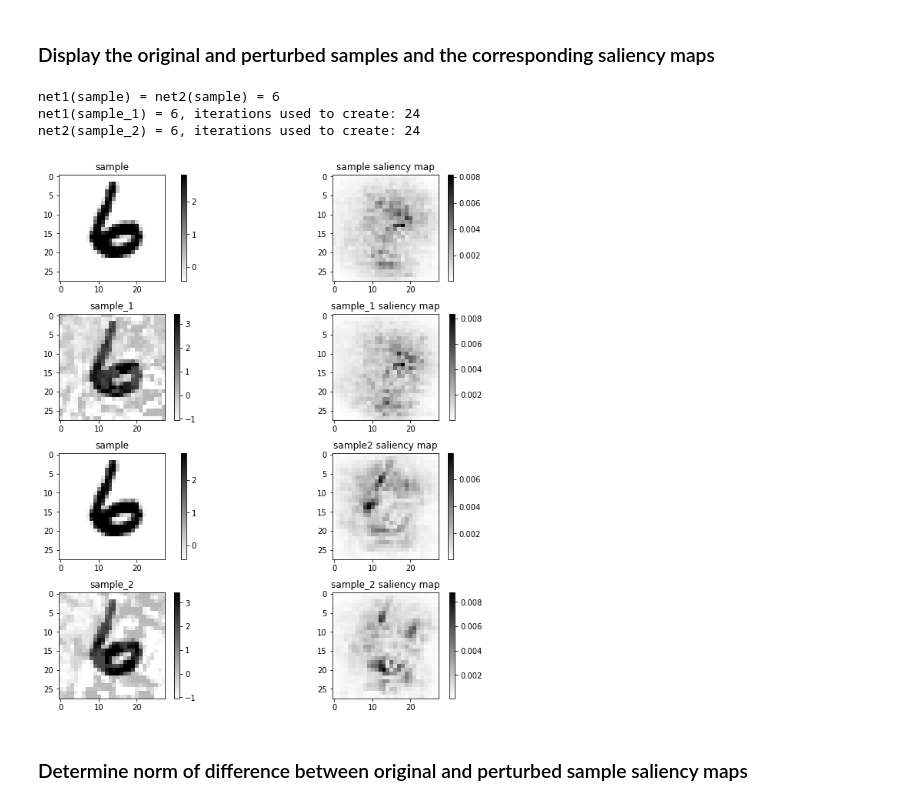
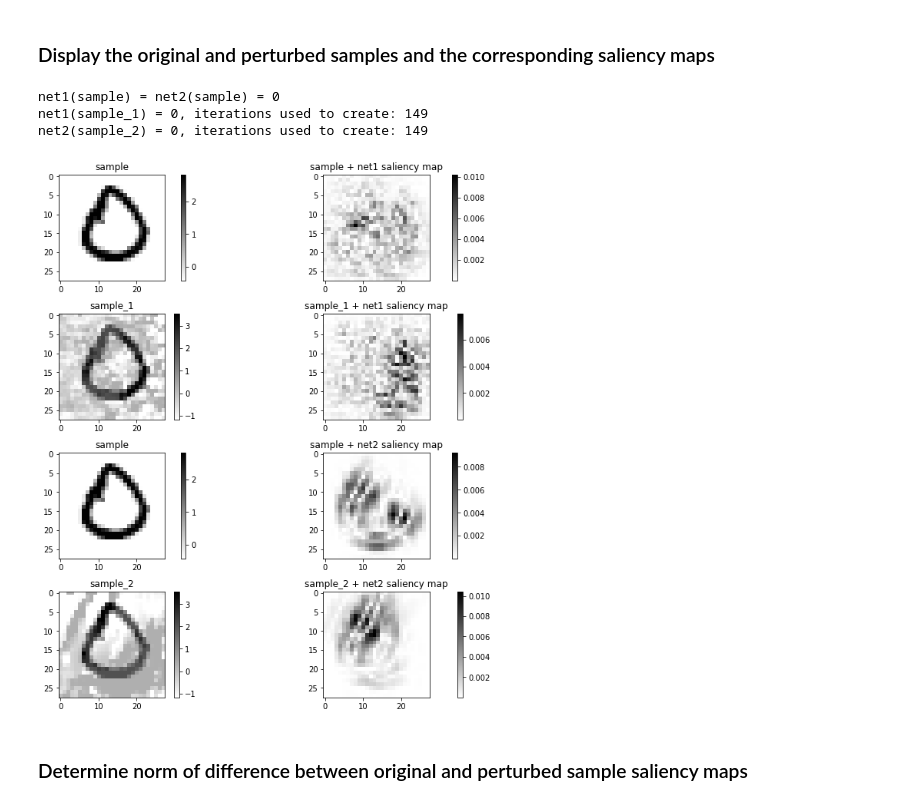
Before and after one commit to a1noack/robust_interpretations, a Jupyter notebook: attack_interpretations.ipynb, the cells around one changed output. Drawn from its saved outputs; the diff is of its cells as text; code cells hidden in the pictures.

Commit message:
compare interpretation regularized nets to unregularized nets

```diff
--- a/attack_interpretations.ipynb
+++ b/attack_interpretations.ipynb
@@ -24,9 +24,9 @@ net1_proxy = LeNet(activation=torch.nn.functional.softplus)
 net2 = LeNet(activation=torch.nn.functional.relu)
 net2_proxy = LeNet(activation=torch.nn.functional.softplus)
 
-training_round = 2
-net1_name = f'models/training_round_{training_round}/ep{0}_wd{0}_jr{0}_{training_round}'
-net2_name = f'models/training_round_{training_round}/ep{0}_wd{0}_jr{.01}_{training_round}'
+net1_name = f'trained_models/training_round_{2}/ep{0}_wd{0}_jr{0}_{2}'
+net2_name = f'trained_models/interp_reg_tests/jr{.001}_ir1{200.}_ir2{.0001}'
+# net2_name = f'trained_models/interp_reg_tests/jr{.001}_ir1{200.}'
 
 net1.load_state_dict(torch.load(net1_name))
 net1_proxy.load_state_dict(torch.load(net1_name))
@@ -54,17 +54,22 @@ sample,label = sample.to(device),label.to(device)
 
 # define a target
 target = torch.eye(28)
-target = next(iter(train_loader))[0].squeeze().to(device)
+target = torch.zeros(28,28)
+target[27,27] = 1.
+target[26,27] = 1.
+target[27,26] = 1.
+target[26,26] = 1.
+
 sga1 = InterpretationAttacker(net1, net1_proxy, sample, label, top_k=100, target=target)
 sga2 = InterpretationAttacker(net2, net2_proxy, sample, label, top_k=100, target=target)
 
 # perform attack on both networks using sample as a starting point and track number of iterations performed
-sample_1, iters1 = sga1.iterative_attack(sample, attack_method='mass-center', alpha=.025, num_iters=25, invert=False)
-sample_2, iters2 = sga2.iterative_attack(sample, attack_method='mass-center', alpha=.025, num_iters=25, invert=False)
+sample_1, iters1 = sga1.iterative_attack(sample, attack_method='mass-center', alpha=.005, num_iters=150, invert=False)
+sample_2, iters2 = sga2.iterative_attack(sample, attack_method='mass-center', alpha=.005, num_iters=150, invert=False)
 
 # set interpretation generating mechanism
-sga1.set_interpretation_generator('smoothgrad')
-sga2.set_interpretation_generator('smoothgrad')
+sga1.set_interpretation_generator('simple_gradient')
+sga2.set_interpretation_generator('simple_gradient')
 
 # create saliency map for each adversarial example
 saliency_map_1 = sga1.interpretation_generator(net1, sample_1, label, used=False)
@@ -84,46 +89,46 @@ plt.imshow(sample.squeeze().cpu().numpy(), cmap='binary')
 plt.colorbar()
 
 ax2 = fig.add_subplot(spec[0,1])
-ax2.title.set_text('sample saliency map')
+ax2.title.set_text('sample + net1 saliency map')
 plt.imshow(sga1.og_saliency.cpu().detach().numpy(), cmap='binary')
 plt.colorbar()
 
 ax3 = fig.add_subplot(spec[1,0])
 ax3.title.set_text('sample_1')
 plt.imshow(sample_1.squeeze().cpu().numpy(), cmap='binary')
 plt.colorbar()
 
 ax4 = fig.add_subplot(spec[1,1])
-ax4.title.set_text('sample_1 saliency map')
+ax4.title.set_text('sample_1 + net1 saliency map')
 plt.imshow(saliency_map_1.cpu().detach().numpy(), cmap='binary')
 plt.colorbar()
 
 ax5 = fig.add_subplot(spec[2,0])
 ax5.title.set_text('sample')
 plt.imshow(sample.squeeze().cpu().numpy(), cmap='binary')
 plt.colorbar()
 
 ax6 = fig.add_subplot(spec[2,1])
-ax6.title.set_text('sample2 saliency map')
+ax6.title.set_text('sample + net2 saliency map')
 plt.imshow(sga2.og_saliency.cpu().detach().numpy(), cmap='binary')
 plt.colorbar()
 
 ax5 = fig.add_subplot(spec[3,0])
 ax5.title.set_text('sample_2')
 plt.imshow(sample_2.squeeze().cpu().numpy(), cmap='binary')
 plt.colorbar()
 
 ax6 = fig.add_subplot(spec[3,1])
-ax6.title.set_text('sample_2 saliency map')
+ax6.title.set_text('sample_2 + net2 saliency map')
 plt.imshow(saliency_map_2.cpu().detach().numpy(), cmap='binary')
 plt.colorbar()
 
 plt.show()
 # %% [output]
-net1(sample) = net2(sample) = 6
-net1(sample_1) = 6, iterations used to create: 24
-net2(sample_2) = 6, iterations used to create: 24
+net1(sample) = net2(sample) = 0
+net1(sample_1) = 0, iterations used to create: 149
+net2(sample_2) = 0, iterations used to create: 149
-[figure, old version]
+[figure, new version]
 # %% [markdown]
 ### Determine norm of difference between original and perturbed sample saliency maps
 # %% [markdown]
```
Also changed, not shown: parts of 1 cell of this notebook.
